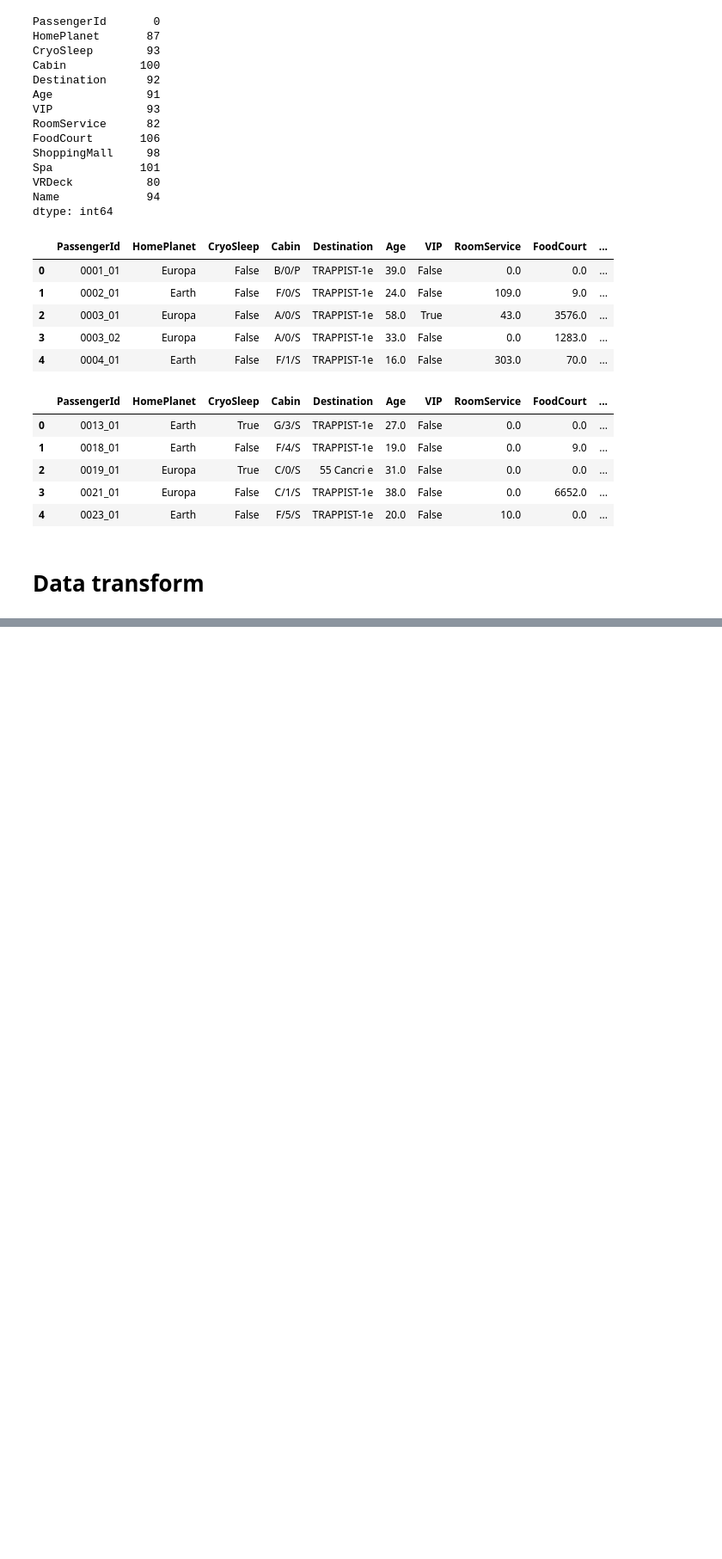
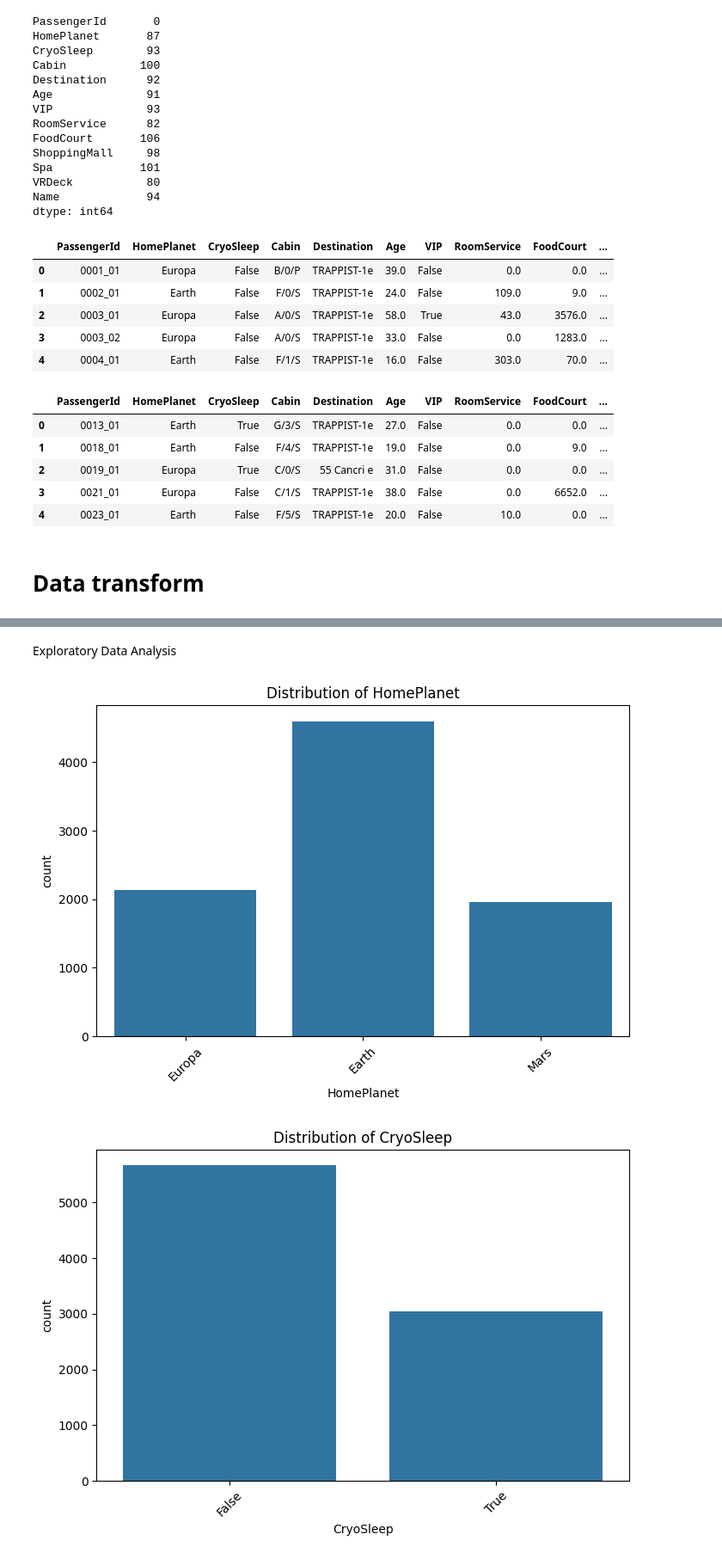
Before and after one commit to ResearchMethodsGroupAssignment/Kaggle_Challenge_Team2, a Jupyter notebook: Kaggle_challenge_team2.ipynb, the cells around one changed output, grey strips where cells are left out. Shown: that part at 86% size. Saved outputs shown, nothing was run; the diff lists cells and outputs as text; code cells hidden in the pictures; blank space fills up the shorter version.

```diff
--- a/Kaggle_challenge_team2.ipynb
+++ b/Kaggle_challenge_team2.ipynb
@@ -151,3 +151,31 @@ test.head()
 | 4 | 0023_01 | Earth | False | F/5/S | TRAPPIST-1e | 20.0 | False | 10.0 | 0.0 | ... |
 # %% [markdown]
 # Data transform
+# %%
+# Transform for data visualization
+train[['Deck','Num','Side']]= train['Cabin'].str.split('/',expand=True,)
+test[['Deck','Num','Side']]= train['Cabin'].str.split('/',expand=True,)
+
+train= train[['PassengerId', 'HomePlanet', 'CryoSleep', 'Cabin', 'Deck', 'Num', 'Side', 'Destination', 'Age',
+       'VIP', 'RoomService', 'FoodCourt', 'ShoppingMall', 'Spa', 'VRDeck', 'Name', 'Transported']]
+test= test[['PassengerId', 'HomePlanet', 'CryoSleep', 'Cabin', 'Deck', 'Num', 'Side', 'Destination', 'Age',
+       'VIP', 'RoomService', 'FoodCourt', 'ShoppingMall', 'Spa', 'VRDeck', 'Name']]
+
+# Fill in missing values
+train[['RoomService','FoodCourt','ShoppingMall','Spa','VRDeck']] = train[['RoomService','FoodCourt','ShoppingMall','Spa','VRDeck']].fillna(0)
+test[['RoomService','FoodCourt','ShoppingMall','Spa','VRDeck']] = test[['RoomService','FoodCourt','ShoppingMall','Spa','VRDeck']].fillna(0)
+
+train['Age'] =train['Age'].fillna(train['Age'].median())
+test['Age'] =test['Age'].fillna(test['Age'].median())
+
+train['VIP'] =train['VIP'].fillna(False)
+test['VIP'] =test['VIP'].fillna(False)
+
+train['HomePlanet'] =train['HomePlanet'].fillna('Mars')
+test['HomePlanet'] =test['HomePlanet'].fillna('Mars')
+
+train['Destination']=train['Destination'].fillna("PSO J318.5-22")
+test['Destination']=test['Destination'].fillna("PSO J318.5-22")
+
+train['CryoSleep'] =train['CryoSleep'].fillna(False)
+test['CryoSleep'] =test['CryoSleep'].fillna(False)
@@ -153,0 +212,14 @@ test.head()
+# %% [markdown]
+Exploratory Data Analysis
+# %%
+# Categorical Data Visualization
+categorical_columns = ['HomePlanet', 'CryoSleep', 'Destination', 'VIP']
+for column in categorical_columns:
+    plt.figure(figsize=(8, 5))
+    sns.countplot(x=column, data=train)
+    plt.title(f'Distribution of {column}')
+    plt.xticks(rotation=45)
+    plt.show()
+# %% [output]
+[figure, added]
+[figure, added]
```
Also changed, not shown: parts of 20 cells of this notebook.
